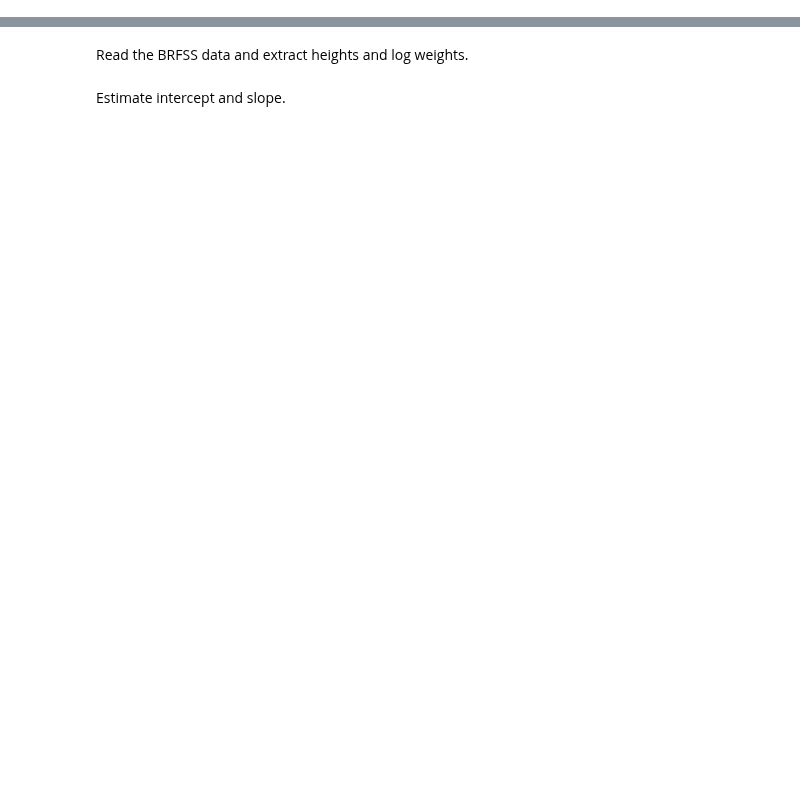
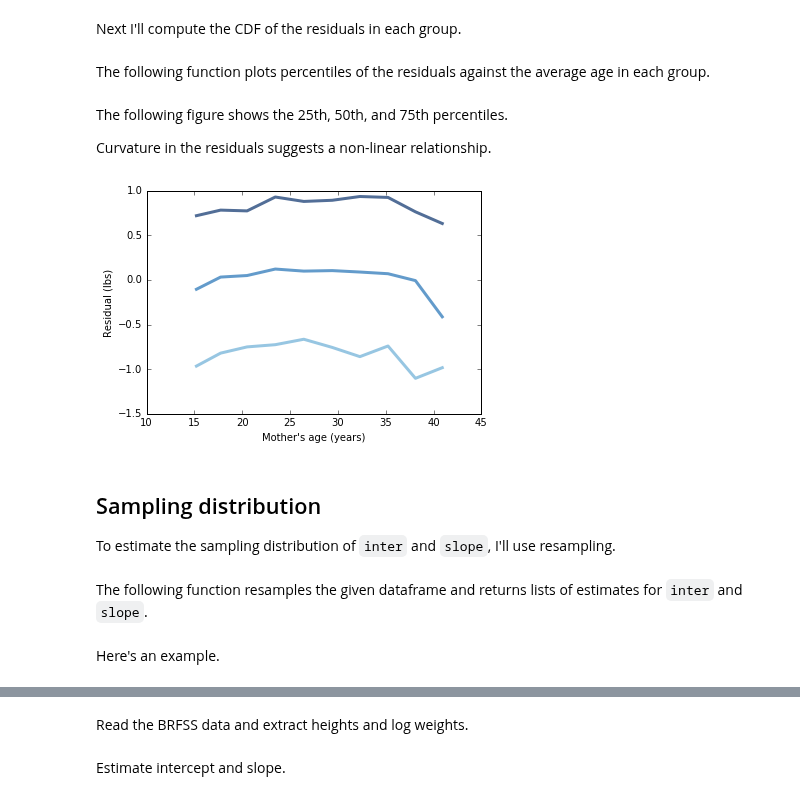
Before and after one commit to AllenDowney/ThinkStats2, a Jupyter notebook: code/chap10soln.ipynb, the cells around one changed output, grey strips where cells are left out. Cells and saved outputs as stored; diff of their text form; code cells hidden in the pictures; blank space fills up the shorter version.

```diff
--- a/code/chap10soln.ipynb
+++ b/code/chap10soln.ipynb
@@ -0,0 +97,2 @@
+# %%
+live['residual'] = Residuals(ages, weights, inter, slope)
@@ -0,0 +103,7 @@
+# %%
+bins = np.arange(10, 48, 3)
+indices = np.digitize(live.agepreg, bins)
+groups = live.groupby(indices)
+
+age_means = [group.agepreg.mean() for _, group in groups][1:-1]
+age_means
@@ -0,0 +121,29 @@
+# %% [markdown]
+Next I'll compute the CDF of the residuals in each group.
+# %%
+cdfs = [thinkstats2.Cdf(group.residual) for _, group in groups][1:-1]
+# %% [markdown]
+The following function plots percentiles of the residuals against the average age in each group.
+# %%
+def PlotPercentiles(age_means, cdfs):
+    thinkplot.PrePlot(3)
+    for percent in [75, 50, 25]:
+        weight_percentiles = [cdf.Percentile(percent) for cdf in cdfs]
+        label = '%dth' % percent
+        thinkplot.Plot(age_means, weight_percentiles, label=label)
+# %% [markdown]
+The following figure shows the 25th, 50th, and 75th percentiles.
+
+Curvature in the residuals suggests a non-linear relationship.
+# %%
+PlotPercentiles(age_means, cdfs)
+
+thinkplot.Config(xlabel="Mother's age (years)",
+                 ylabel='Residual (lbs)',
+                 xlim=[10, 45])
+# %% [output]
+[figure, added]
+# %% [markdown]
+## Sampling distribution
+
+To estimate the sampling distribution of `inter` and `slope`, I'll use resampling.
@@ -0,0 +172,2 @@
+# %% [markdown]
+The following function resamples the given dataframe and returns lists of estimates for `inter` and `slope`.
@@ -0,0 +186,2 @@
+# %% [markdown]
+Here's an example.
```
Also changed, not shown: parts of 102 cells of this notebook, 1 other file.
